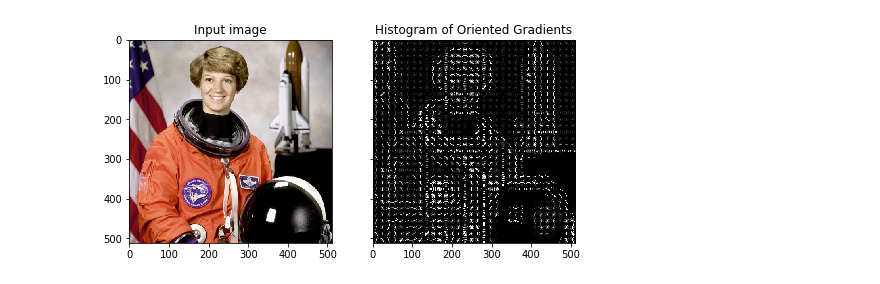
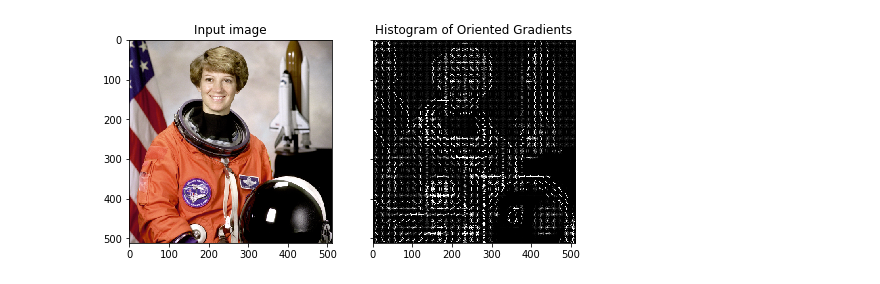
Before and after one commit to hunarbatra/Histogram-of-Oriented-Gradients, a Jupyter notebook: Histogram_of_Oriented_Gradients.ipynb, the cells around one changed output. Cells and saved outputs as stored; diff of their text form; code cells hidden in the pictures.

```diff
--- a/Histogram_of_Oriented_Gradients.ipynb
+++ b/Histogram_of_Oriented_Gradients.ipynb
@@ -3,27 +3,29 @@
 # %%
 import matplotlib.pyplot as plt
 
 from skimage.feature import hog
 from skimage import data, exposure
 
 
 image = data.astronaut()
 
-fd, hog_image = hog(image, orientations=8, pixels_per_cell=(16, 16),
-                    cells_per_block=(1, 1), visualize=True, multichannel=True)
+fd, hog_image = hog(image, orientations=9, pixels_per_cell=(16, 16),
+                    cells_per_block=(2, 2), block_norm='L2-Hys',
+                    visualize=True, transform_sqrt=False, feature_vector=True,
+                    multichannel=True)
 
 fig, (ax1, ax2) = plt.subplots(1, 2, figsize=(8, 4), sharex=True, sharey=True)
 
 ax1.axis('on')
 ax1.imshow(image, cmap=plt.cm.gray)
 ax1.set_title('Input image')
 
 # Rescale histogram for better display
 hog_image_rescaled = exposure.rescale_intensity(hog_image, in_range=(0, 10))
 
 ax2.axis('on')
 ax2.imshow(hog_image_rescaled, cmap=plt.cm.gray)
 ax2.set_title('Histogram of Oriented Gradients')
 plt.show()
 # %% [output]
-[figure, old version]
+[figure, new version]
```
